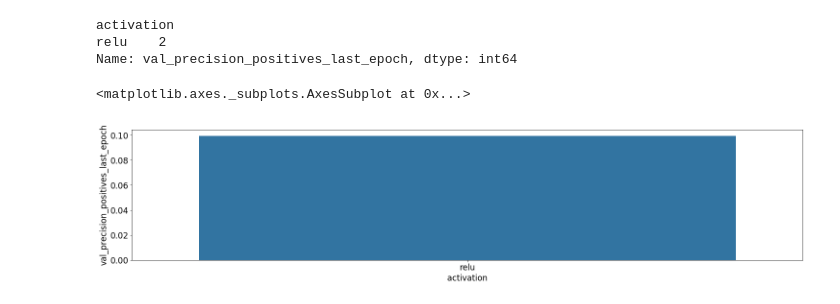
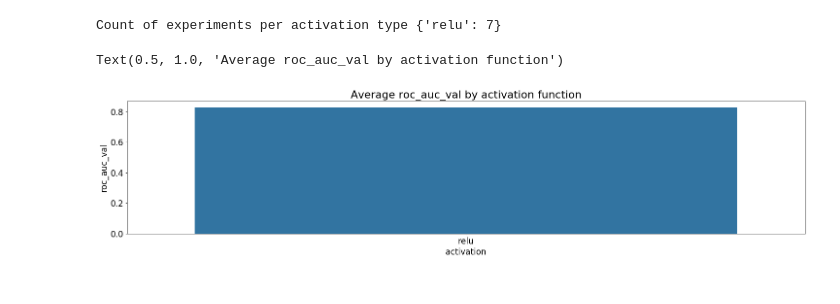
Before and after one commit to javiermas/building-damage, a Jupyter notebook: notebooks/TUTORIAL_04_viewing_experiments.ipynb, the cells around one changed output. Drawn from its saved outputs; the diff is of its cells as text; code cells hidden in the pictures.

```diff
--- a/notebooks/TUTORIAL_04_viewing_experiments.ipynb
+++ b/notebooks/TUTORIAL_04_viewing_experiments.ipynb
@@ -163,9 +150,11 @@ Name: 2019-07-23 16:50:02, dtype: object
 # %%
-parameters = ['epochs', 'learning_rate', 'batch_size', 'n_layers', 'dropout', 'filters_first_layer', 'dense_units', 'n_filters']
-metric = 'val_precision_positives_last_epoch'
+parameters = ['weight_1', 'epochs', 'learning_rate', 'batch_size', 'n_layers',
+              'dropout', 'filters_first_layer', 'dense_units', 'n_filters']
+metric = 'roc_auc_val'
 for parameter in parameters:
     fig, ax = plt.subplots(figsize=(25, 5))
     _experiments = experiments[[parameter, metric]].dropna()
-    sns.regplot(_experiments[parameter], _experiments[metric])
-    ax.set_title(f'Relationship between {parameter} (x axis) and {metric} (y axis)')
+    sns.regplot(_experiments[parameter], _experiments[metric], order=3)
+    ax.set_ylim(_experiments[metric].min()-0.001, _experiments[metric].max()+0.001)
+    ax.set_title(f'Relationship between {parameter} and {metric}')
 # %% [output]
@@ -180,10 +212,14 @@ for parameter in parameters:
 # %%
 fig, ax = plt.subplots(figsize=(25, 5))
-print(experiments.groupby('activation')[metric].count())
-sns.barplot(x=experiments.groupby('activation')[metric].mean().index, y=experiments.groupby('activation')[metric].mean(), ax=ax)
+print('Count of experiments per activation type', experiments.groupby('activation')[metric].count().to_dict())
+sns.barplot(
+    x=experiments.groupby('activation')[metric].mean().index,
+    y=experiments.groupby('activation')[metric].mean(),
+    ax=ax
+)
+
+ax.set_title(f'Average {metric} by activation function')
 # %% [output]
-activation
-relu    2
-Name: val_precision_positives_last_epoch, dtype: int64
+Count of experiments per activation type {'relu': 7}
-<matplotlib.axes._subplots.AxesSubplot at 0x...>
+Text(0.5, 1.0, 'Average roc_auc_val by activation function')
-[figure, old version]
+[figure, new version]
```
Also changed, not shown: parts of 25 cells of this notebook, 7 other files.
